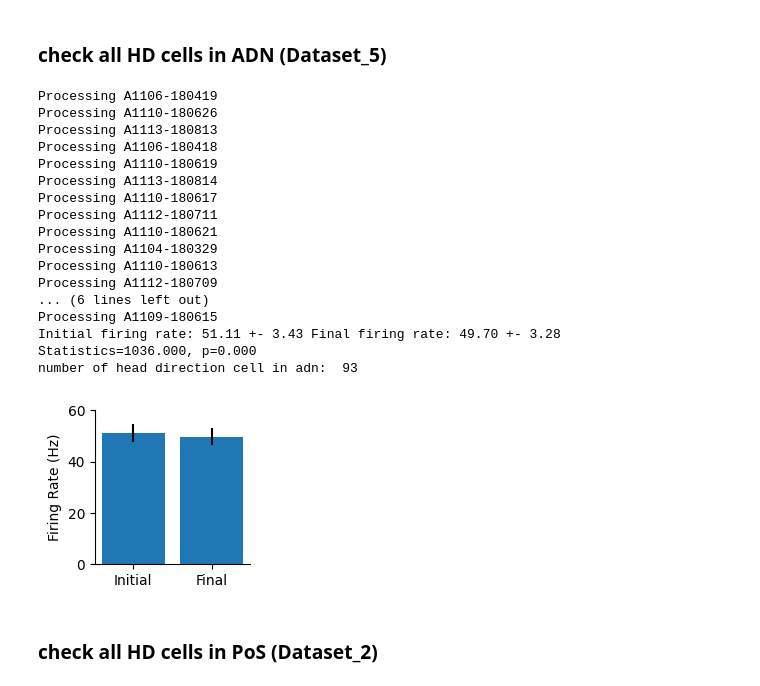
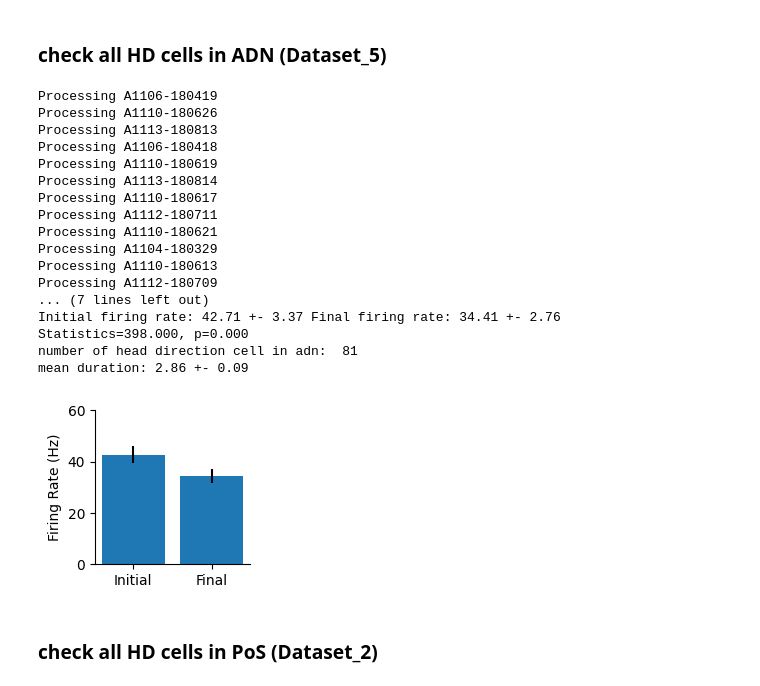
Before and after one commit to ZilongJi/HDPhasePrecession, a Jupyter notebook: getfiringrateadaptation.ipynb, the cells around one changed output. Drawn from its saved outputs; the diff is of its cells as text; code cells hidden in the pictures.

```diff
--- a/getfiringrateadaptation.ipynb
+++ b/getfiringrateadaptation.ipynb
@@ -326,29 +328,40 @@ inst_fr, dur = get_adaptation(angle_data, t, spike_time_cell_i, prefer_hd, degre
 # %% [markdown]
 ### check all HD cells in ADN (Dataset_5)
 # %%
-degreerange = 10 #Taube & Muller 1998
-timecut = 0.2 #Taube & Muller 1998~
-timelength = 0.01 #2*timecut
+rotType = 'still'
+if rotType == 'still':
+    degreerange = 15
+    timecut = 0.15
+    timelength = 1.5
+elif rotType == 'rot':
+    degreerange = 15
+    timecut = None
+    timelength = 0.01
+else:
+    raise ValueError('rotType should be still or rot')
 
 datafolder = '/home/zilong/Desktop/HDPhasePrecession/DuszkiewiczData/Dataset_5/'
 area = 'adn'
-initial_instfr, final_instfr, durations = get_adaptation_for_all(datafolder,
+initial_instfr_adn, final_instfr_adn, durations_adn = get_adaptation_for_all(datafolder,
                                                                  area,
                                                                  degreerange,
                                                                  timelength,
                                                                  timecut,
-                                                                 return_mean=False)
+                                                                 return_mean=False,
+                                                                 rotType=rotType)
 
-print('Initial firing rate: {:.2f} +- {:.2f} Final firing rate: {:.2f} +- {:.2f}'.format(np.mean(initial_instfr),
-                                                                         np.std(initial_instfr)/np.sqrt(len(initial_instfr)),
-                                                                         np.mean(final_instfr),
-                                                                         np.std(final_instfr)/np.sqrt(len(final_instfr))))
+print('Initial firing rate: {:.2f} +- {:.2f} Final firing rate: {:.2f} +- {:.2f}'.format(np.mean(initial_instfr_adn),
+                                                                         np.std(initial_instfr_adn)/np.sqrt(len(initial_instfr_adn)),
+                                                                         np.mean(final_instfr_adn),
+                                                                         np.std(final_instfr_adn)/np.sqrt(len(final_instfr_adn))))
 
 ##perform a wilcoxon signed rank test
-stat, p = wilcoxon(np.array(initial_instfr), np.array(final_instfr))
+stat, p = wilcoxon(np.array(initial_instfr_adn), np.array(final_instfr_adn))
 print('Statistics=%.3f, p=%.3f' % (stat, p))
 
-print('number of head direction cell in adn: ', len(initial_instfr))
+print('number of head direction cell in adn: ', len(initial_instfr_adn))
+
+print('mean duration: {:.2f} +- {:.2f}'.format(np.mean(durations_adn), np.std(durations_adn)/np.sqrt(len(durations_adn))))
 # %% [output]
 Processing A1106-180419
 Processing A1110-180626
@@ -362,27 +375,27 @@ Processing A1110-180621
 Processing A1104-180329
 Processing A1110-180613
 Processing A1112-180709
-... (6 lines left out)
-Processing A1109-180615
-Initial firing rate: 51.11 +- 3.43 Final firing rate: 49.70 +- 3.28
-Statistics=1036.000, p=0.000
-number of head direction cell in adn:  93
+... (7 lines left out)
+Initial firing rate: 42.71 +- 3.37 Final firing rate: 34.41 +- 2.76
+Statistics=398.000, p=0.000
+number of head direction cell in adn:  81
+mean duration: 2.86 +- 0.09
 # %%
 #do a bar plot of the initial and final firing rate with mean and sem
 fig, ax = plt.subplots(figsize=(2,2))
 ax.bar(['Initial', 'Final'],
-        [np.mean(initial_instfr), np.mean(final_instfr)],
-        yerr=[np.std(initial_instfr)/np.sqrt(len(initial_instfr)), np.std(final_instfr)/np.sqrt(len(final_instfr))])
+        [np.mean(initial_instfr_adn), np.mean(final_instfr_adn)],
+        yerr=[np.std(initial_instfr_adn)/np.sqrt(len(initial_instfr_adn)), np.std(final_instfr_adn)/np.sqrt(len(final_instfr_adn))])
 ax.set_ylabel('Firing Rate (Hz)')
 
 #ylim = 70-90
 ax.set_ylim([0, 60])
 
 #spines off
 ax.spines['top'].set_visible(False)
 ax.spines['right'].set_visible(False)
 # %% [output]
-[figure, old version]
+[figure, new version]
 # %% [markdown]
 ### check all HD cells in PoS (Dataset_2)
 # %%
```
Also changed, not shown: parts of 15 cells of this notebook, 2 other files.
